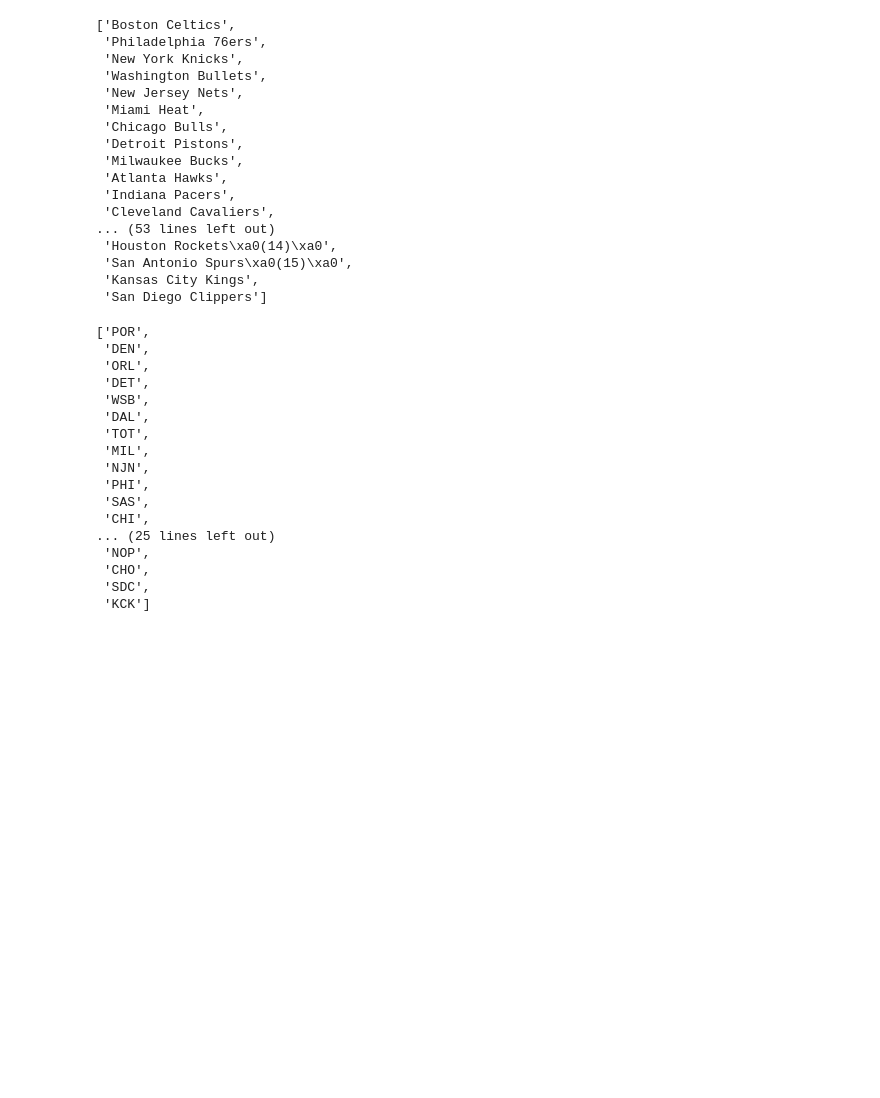
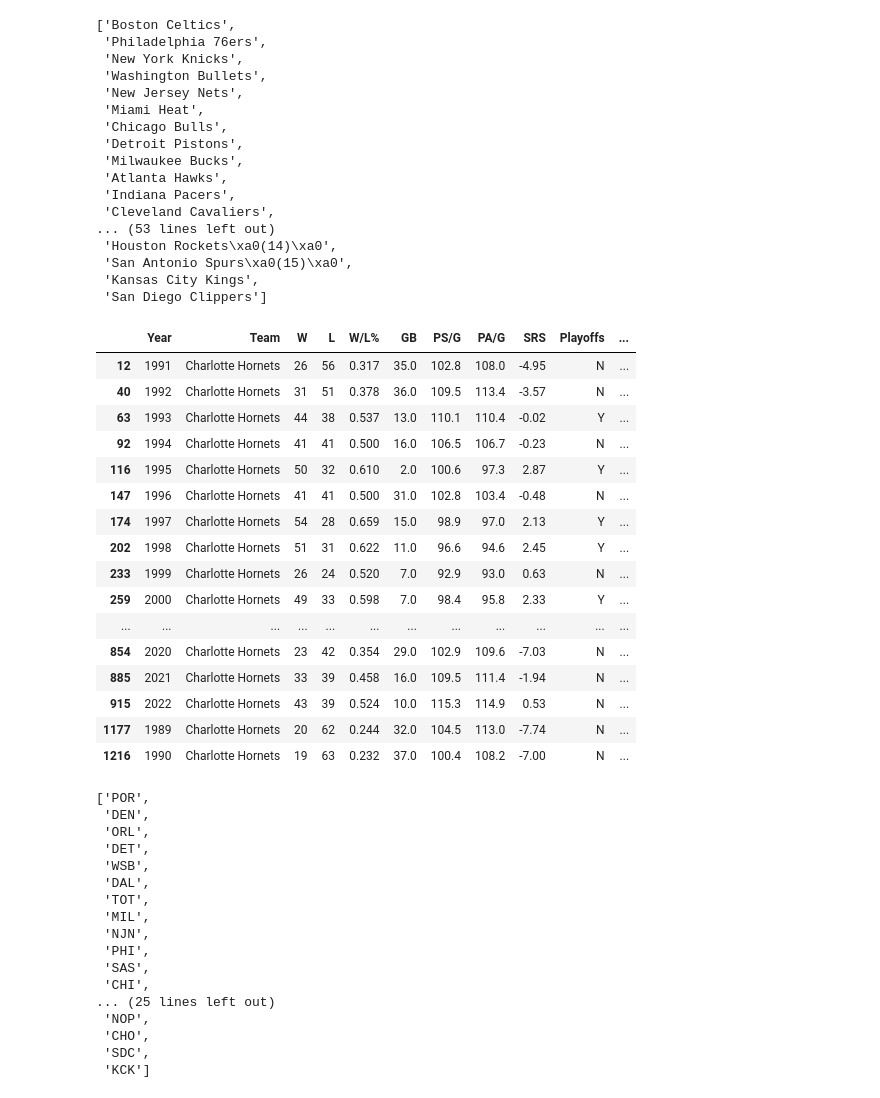
Before and after one commit to mitchellren123/NBA-Accolade-Analysis, a Jupyter notebook: NBA-Accolades.ipynb, the cells around one changed output. Drawn from its saved outputs; the diff is of its cells as text; code cells hidden in the pictures; blank space fills up the shorter version.

Commit message:
Table Joining

```diff
--- a/NBA-Accolades.ipynb
+++ b/NBA-Accolades.ipynb
@@ -1033,6 +1023,26 @@ teams_list
  'San Antonio Spurs\xa0(15)\xa0',
  'Kansas City Kings',
  'San Diego Clippers']
+# %%
+teams_df[teams_df['Team'] == 'Charlotte Hornets']
+# %% [output]
+|  | Year | Team | W | L | W/L% | GB | PS/G | PA/G | SRS | Playoffs | ... |
+| 12 | 1991 | Charlotte Hornets | 26 | 56 | 0.317 | 35.0 | 102.8 | 108.0 | -4.95 | N | ... |
+| 40 | 1992 | Charlotte Hornets | 31 | 51 | 0.378 | 36.0 | 109.5 | 113.4 | -3.57 | N | ... |
+| 63 | 1993 | Charlotte Hornets | 44 | 38 | 0.537 | 13.0 | 110.1 | 110.4 | -0.02 | Y | ... |
+| 92 | 1994 | Charlotte Hornets | 41 | 41 | 0.500 | 16.0 | 106.5 | 106.7 | -0.23 | N | ... |
+| 116 | 1995 | Charlotte Hornets | 50 | 32 | 0.610 | 2.0 | 100.6 | 97.3 | 2.87 | Y | ... |
+| 147 | 1996 | Charlotte Hornets | 41 | 41 | 0.500 | 31.0 | 102.8 | 103.4 | -0.48 | N | ... |
+| 174 | 1997 | Charlotte Hornets | 54 | 28 | 0.659 | 15.0 | 98.9 | 97.0 | 2.13 | Y | ... |
+| 202 | 1998 | Charlotte Hornets | 51 | 31 | 0.622 | 11.0 | 96.6 | 94.6 | 2.45 | Y | ... |
+| 233 | 1999 | Charlotte Hornets | 26 | 24 | 0.520 | 7.0 | 92.9 | 93.0 | 0.63 | N | ... |
+| 259 | 2000 | Charlotte Hornets | 49 | 33 | 0.598 | 7.0 | 98.4 | 95.8 | 2.33 | Y | ... |
+| ... | ... | ... | ... | ... | ... | ... | ... | ... | ... | ... | ... |
+| 854 | 2020 | Charlotte Hornets | 23 | 42 | 0.354 | 29.0 | 102.9 | 109.6 | -7.03 | N | ... |
+| 885 | 2021 | Charlotte Hornets | 33 | 39 | 0.458 | 16.0 | 109.5 | 111.4 | -1.94 | N | ... |
+| 915 | 2022 | Charlotte Hornets | 43 | 39 | 0.524 | 10.0 | 115.3 | 114.9 | 0.53 | N | ... |
+| 1177 | 1989 | Charlotte Hornets | 20 | 62 | 0.244 | 32.0 | 104.5 | 113.0 | -7.74 | N | ... |
+| 1216 | 1990 | Charlotte Hornets | 19 | 63 | 0.232 | 37.0 | 100.4 | 108.2 | -7.00 | N | ... |
 # %%
 stats_teams = list(totals_and_advanced_and_per100pos_and_per36min_and_pergame_df['Tm'].unique())
 stats_teams
```
Also changed, not shown: parts of 16 cells of this notebook.
